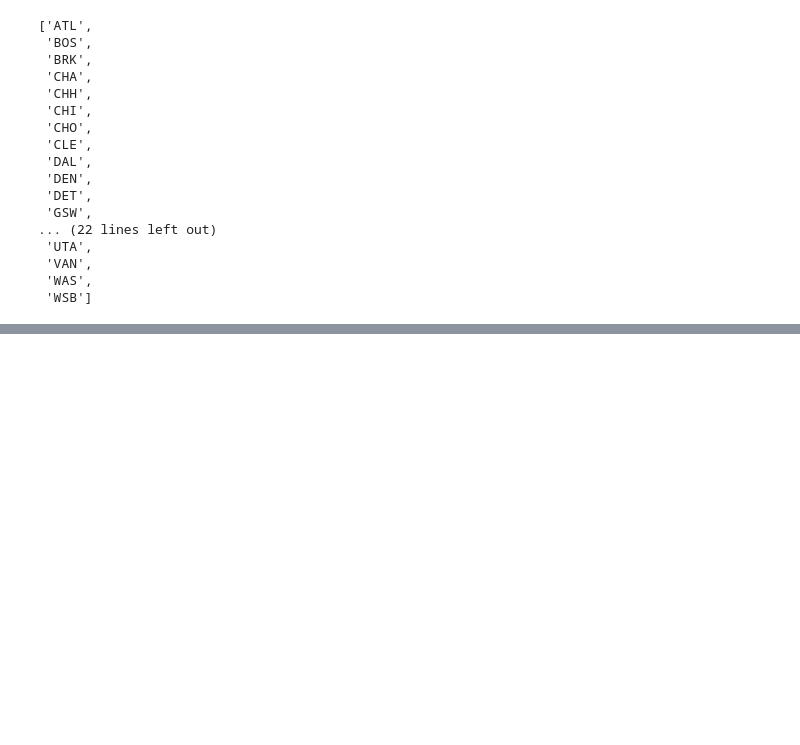
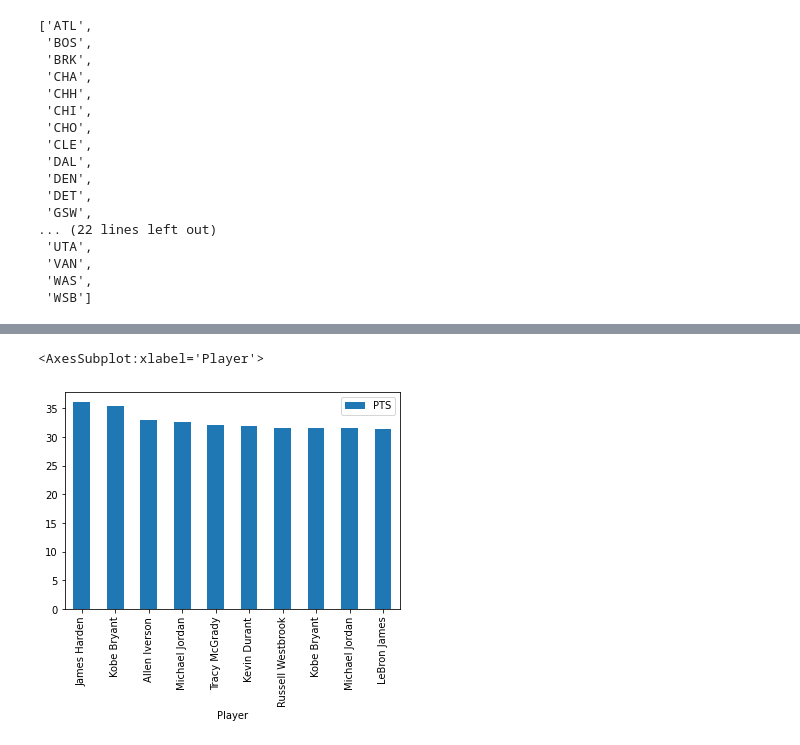
Before and after one commit to dataquestio/project-walkthroughs, a Jupyter notebook: mvp/predictors.ipynb, the cells around one changed output, grey strips where cells are left out. Cells and saved outputs as stored; diff of their text form; code cells hidden in the pictures; blank space fills up the shorter version.

```diff
--- a/mvp/predictors.ipynb
+++ b/mvp/predictors.ipynb
@@ -229,0 +234,2 @@ train[pd.isnull(train["W"])]
+# %%
+train = train.apply(pd.to_numeric, errors='ignore')
@@ -229,0 +268,2 @@ train[pd.isnull(train["W"])]
+# %%
+train["GB"] = pd.to_numeric(train["GB"].str.replace("—","0"))
@@ -229,0 +292,7 @@ train[pd.isnull(train["W"])]
+# %%
+highest_scoring = train[train["G"] > 70].sort_values("PTS", ascending=False).head(10)
+# %%
+highest_scoring.plot.bar("Player", "PTS")
+# %% [output]
+<AxesSubplot:xlabel='Player'>
+[figure, added]
```
Also changed, not shown: parts of 11 cells of this notebook, 1 other file.
